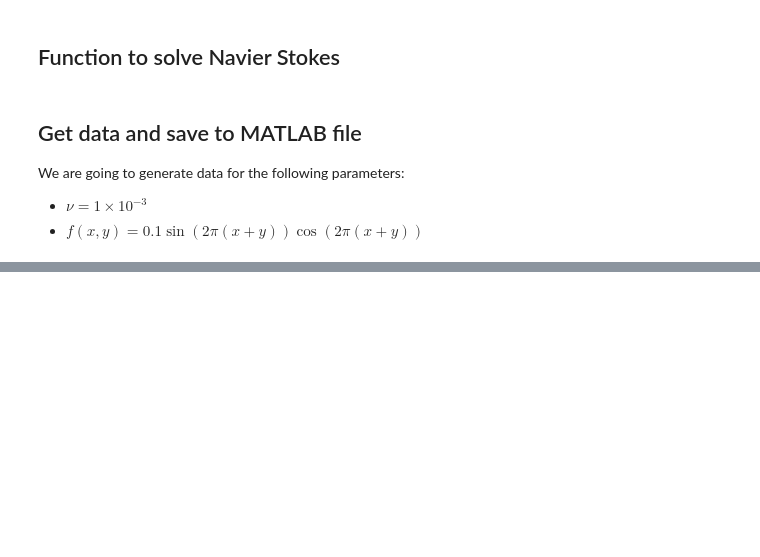
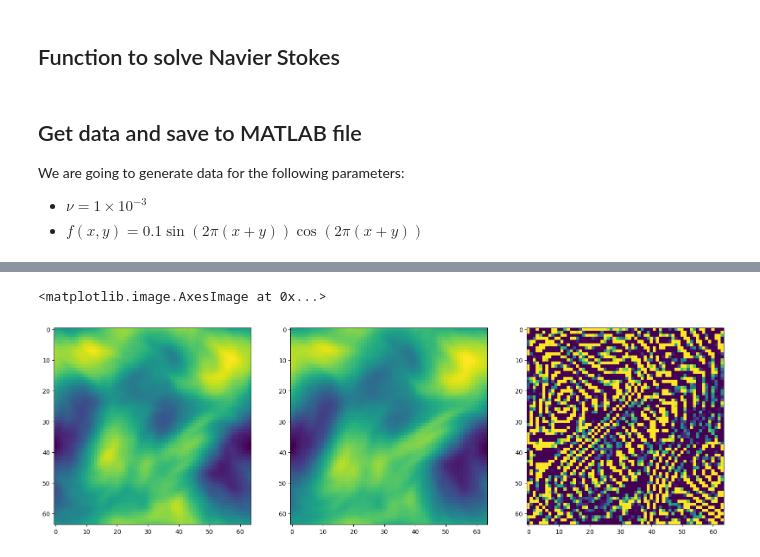
Before and after one commit to abelsr/Fourier-Neural-Operator, a Jupyter notebook: Data Generation - Navier Stokes.ipynb, the cells around one changed output, grey strips where cells are left out. Saved outputs shown, nothing was run; the diff lists cells and outputs as text; code cells hidden in the pictures; blank space fills up the shorter version.

```diff
--- a/Data Generation - Navier Stokes.ipynb
+++ b/Data Generation - Navier Stokes.ipynb
@@ -260,0 +288,8 @@ scipy.io.savemat('ns_data.mat', mdict={'a': a.cpu().numpy(), 'u': u.cpu().numpy(
+# %%
+fig, ax = plt.subplots(1, 3, figsize=(20, 20))
+ax[0].imshow(mat_data[0,:,:,1], cmap='viridis')
+ax[1].imshow(sol[:,:,1].cpu().numpy(), cmap='viridis')
+ax[2].imshow(mat_data[0,:,:,19] - sol[:,:,18].cpu().numpy(), cmap='viridis', vmin=0, vmax=0.1)
+# %% [output]
+<matplotlib.image.AxesImage at 0x...>
+[figure, added]
```
Also changed, not shown: parts of 10 cells of this notebook.
